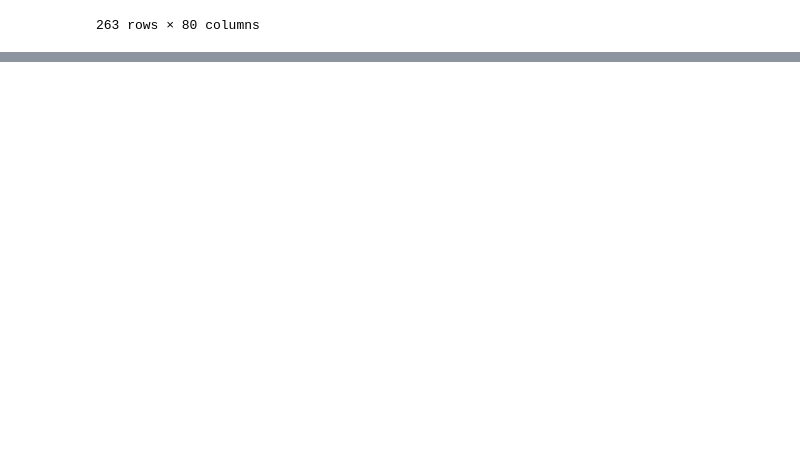
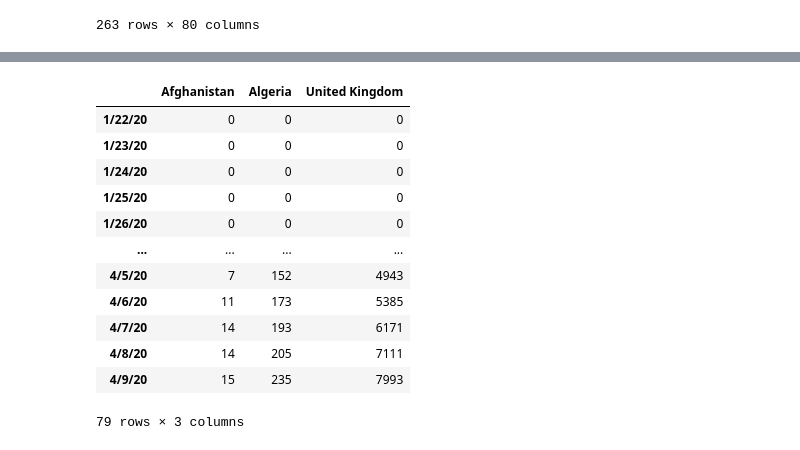
Before and after one commit to FrtZgwL/CoronaBot, a Jupyter notebook: DataAnalysis/EDA .ipynb, the cells around one changed output, grey strips where cells are left out. Cells and saved outputs as stored; diff of their text form; code cells hidden in the pictures; blank space fills up the shorter version.

```diff
--- a/DataAnalysis/EDA .ipynb
+++ b/DataAnalysis/EDA .ipynb
@@ -307 +446,19 @@ df
+# %%
+df3 = df2.T
+df3.columns = [country_list]
+df3
+# %% [output]
+|  | Afghanistan | Algeria | United Kingdom |
+| 1/22/20 | 0 | 0 | 0 |
+| 1/23/20 | 0 | 0 | 0 |
+| 1/24/20 | 0 | 0 | 0 |
+| 1/25/20 | 0 | 0 | 0 |
+| 1/26/20 | 0 | 0 | 0 |
+| ... | ... | ... | ... |
+| 4/5/20 | 7 | 152 | 4943 |
+| 4/6/20 | 11 | 173 | 5385 |
+| 4/7/20 | 14 | 193 | 6171 |
+| 4/8/20 | 14 | 205 | 7111 |
+| 4/9/20 | 15 | 235 | 7993 |
+79 rows × 3 columns
 # %%
```
Also changed, not shown: parts of 33 cells of this notebook, 3 other files.
